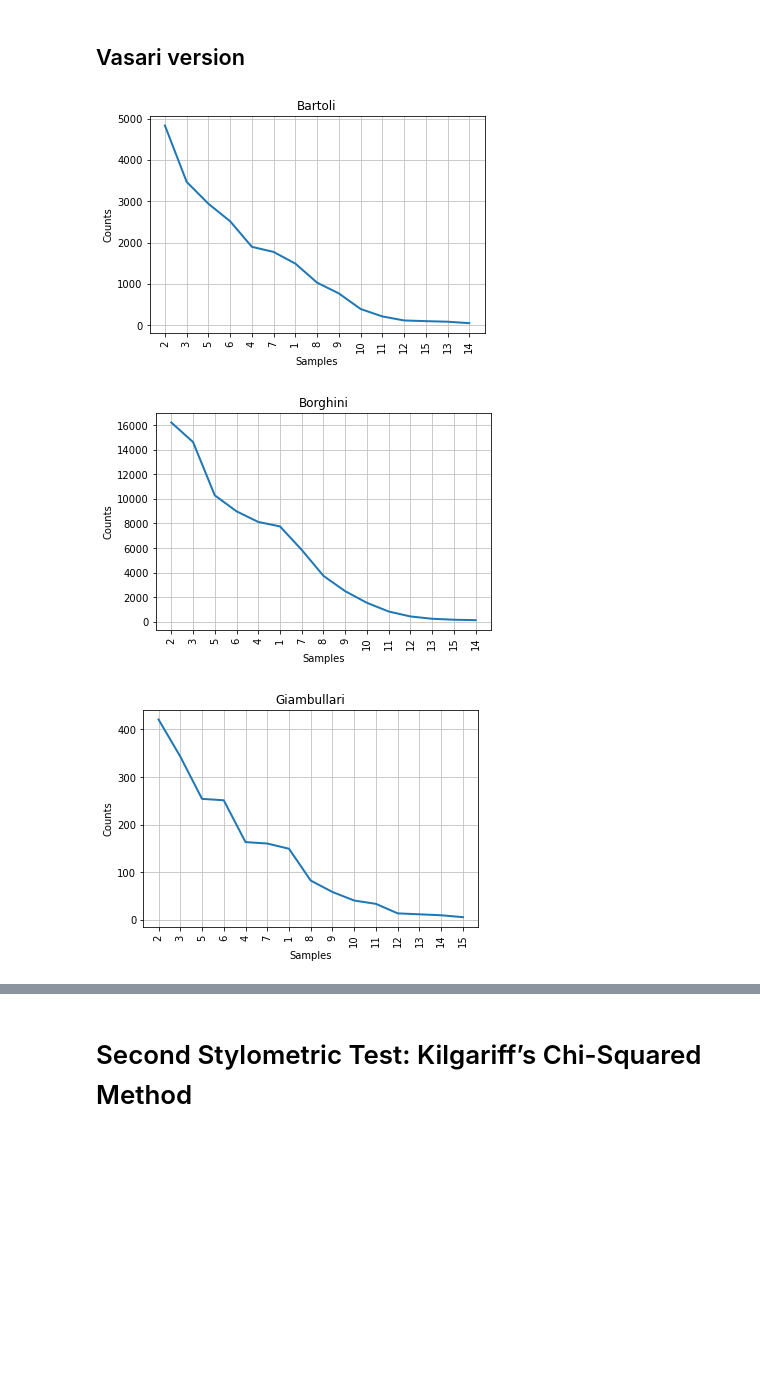
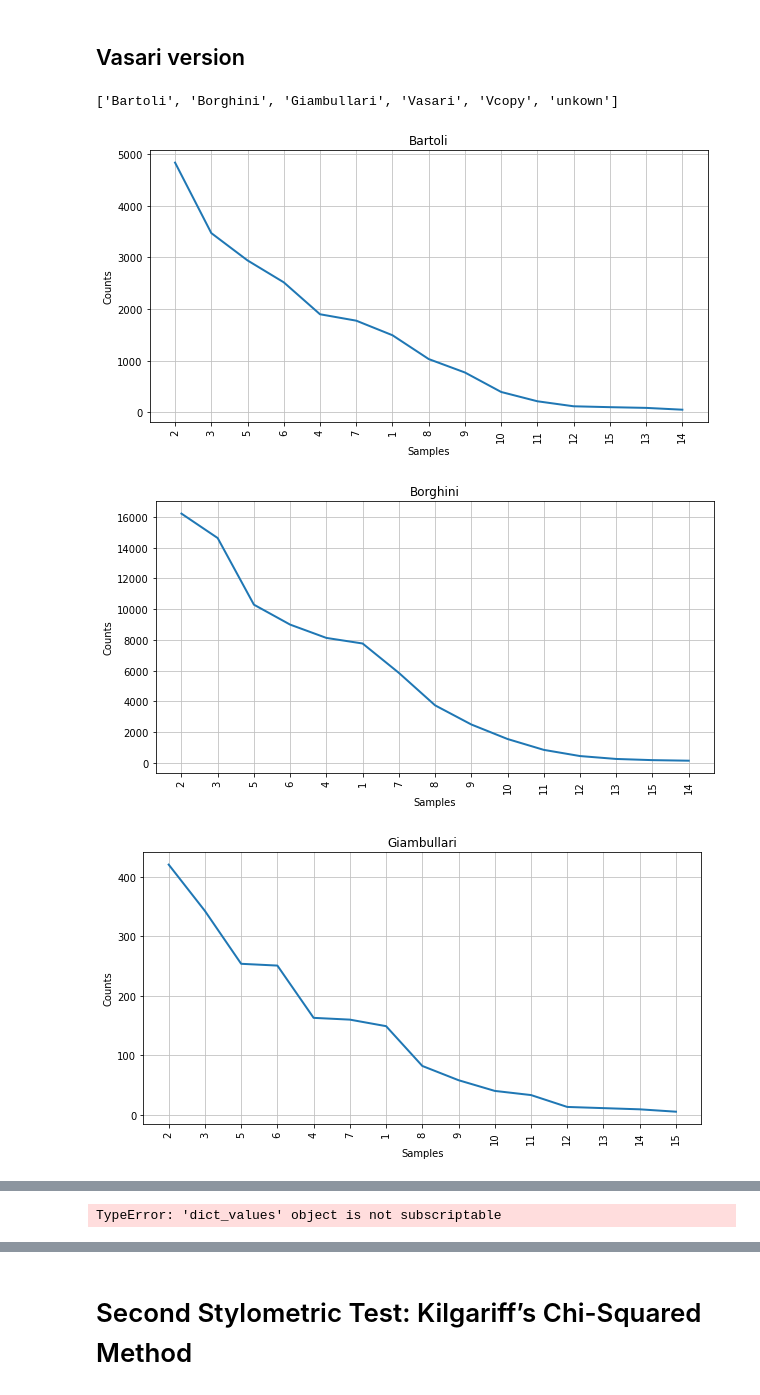
Before and after one commit to Anna-S0phia/QuantifyVasari, a Jupyter notebook: Stylometrie (Programming historian, lesson 7).ipynb, the cells around one changed output, grey strips where cells are left out. Drawn from its saved outputs; the diff is of its cells as text; code cells hidden in the pictures; blank space fills up the shorter version.

```diff
--- a/Stylometrie (Programming historian, lesson 7).ipynb
+++ b/Stylometrie (Programming historian, lesson 7).ipynb
@@ -93,25 +95,34 @@ Rare volte suole avvenire che i discepoli de’ maestri rari, se osservano
 # First Stylometric Test: Mendenhall’s Characteristic Curves of Composition
 # %% [markdown]
 ## Vasari version
+# %%
+authorsV
+# %% [output]
+['Bartoli', 'Borghini', 'Giambullari', 'Vasari', 'Vcopy', 'unkown']
 # %%
 # Compare the disputed papers to those written by everyone,
 # including the shared ones.
 
 # Transform the authors' corpora into lists of word tokens
+storage = {}
 lives_by_author_tokens = {}
 lives_by_author_length_distributions = {}
 for author in authorsV:
     tokens = nltk.word_tokenize(files_by_author[author], language = 'italian')
 
     # Filter out punctuation
     lives_by_author_tokens[author] = ([token for token in tokens
                                             if any(c.isalpha() for c in token)])
 
     # Get a distribution of token lengths
     token_lengths = [len(token) for token in lives_by_author_tokens[author]]
     lives_by_author_length_distributions[author] = nltk.FreqDist(token_lengths)
     lives_by_author_length_distributions[author].plot(15,title=author)
+
+
+    #store in variable
+plt.show()
 # %% [output]
-[figure, old version]
+[figure, new version]
-[figure, old version]
+[figure, new version]
-[figure, old version]
+[figure, new version]
@@ -120,0 +132,39 @@ for author in authorsV:
+# %%
+#lives_by_author_length_distributions[author].plot(15,title=author)
+lives_by_author_length_distributions['Vasari']
+
+X = range(20)
+
+#Vcopy
+Y1= lives_by_author_length_distributions['Vasari'].values()
+plt.plot(X, Y1,  label = "Vasari")
+
+#Vcopy
+Y2= lives_by_author_length_distributions['Giambullari'].values()
+plt.plot(X, Y2, label = "Giambullari")
+
+#Vcopy
+Y3= lives_by_author_length_distributions['Vcopy'].values()
+plt.plot(X, Y3, label = "Vcopy")
+#Vcopy
+Y4= lives_by_author_length_distributions['Borghini'].values()
+plt.plot(X, Y4, label = "Borghini")
+#Vcopy
+Y5= lives_by_author_length_distributions['Bartoli'].values()
+plt.plot(X, Y5, label = "Bartoli")
+
+
+
+
+# Labeling the X-axis
+plt.xlabel('number of most common words')
+# Labeling the Y-axis
+plt.ylabel('Delta score')
+# Give a title to the graph
+plt.title('Delta score distribution for every author concerning the authorship of the Lives')
+
+# Show a legend on the plot
+plt.legend()
+plt.show()
+# %% [output]
+TypeError: 'dict_values' object is not subscriptable
```
Also changed, not shown: parts of 15 cells of this notebook, 28 other files.
